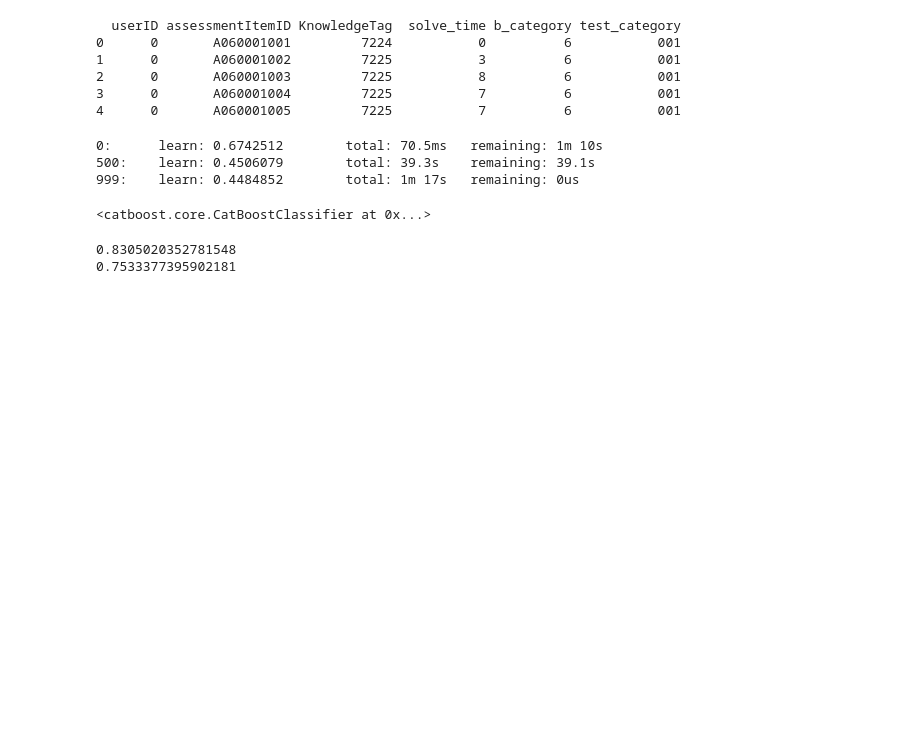
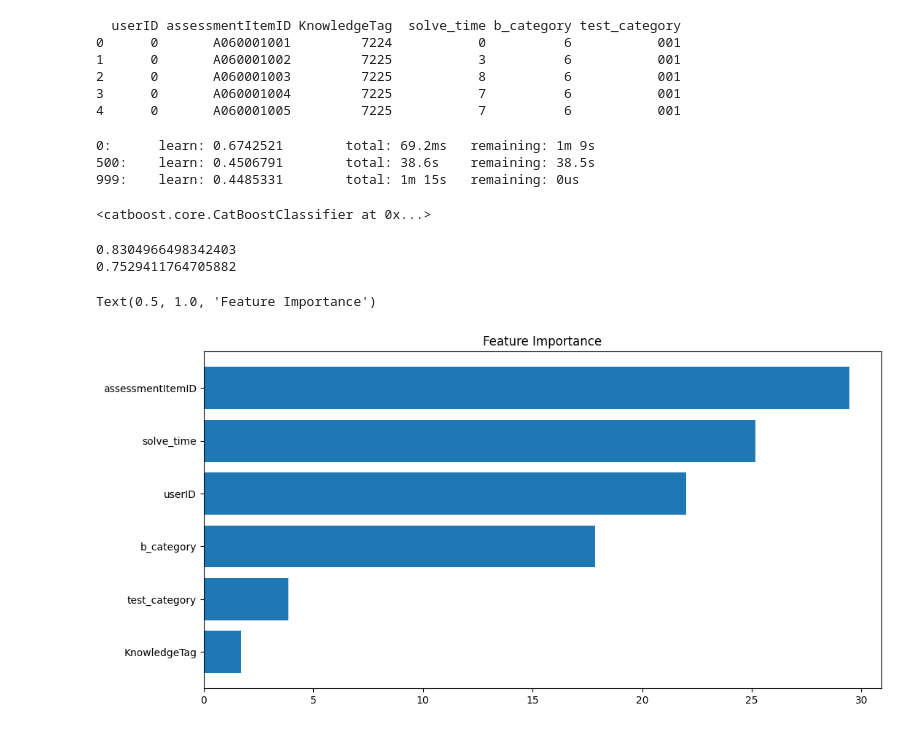
Before and after one commit to boostcampaitech4lv23recsys1/level2_dkt_recsys-level2-recsys-04, a Jupyter notebook: bae_catboost_solvetime.ipynb, the cells around one changed output. Drawn from its saved outputs; the diff is of its cells as text; code cells hidden in the pictures; blank space fills up the shorter version.

Commit message:
PLUS FE_solve_time.ipynb

```diff
--- a/bae_catboost_solvetime.ipynb
+++ b/bae_catboost_solvetime.ipynb
@@ -10,8 +10,10 @@ import warnings
 warnings.filterwarnings(action='ignore')
 
 path = '/opt/ml/input/data/'
-train = pd.read_csv(path + 'FE/FE_timestamp_train.csv')
-test = pd.read_csv(path + 'test_data.csv')
+#train = pd.read_csv(path + 'train_data.csv')
+train = pd.read_csv(path + 'FE/FE_solve_time_train.csv')
+#test = pd.read_csv(path + 'test_data.csv')
+test = pd.read_csv(path + 'FE/FE_solve_time_test.csv')
 # %%
 # train, test 병합. 모든 데이터 활용하기.
 dat = pd.concat([train, test], axis = 0)
@@ -74,7 +76,7 @@ _test
 # %%
 _train['solve_time'] = _train['solve_time'].fillna(0)
 _train['solve_time'] = _train['solve_time'].astype('int')
-_valid['solve_time'] = _valid['solve_time'].fillna("0")
+_valid['solve_time'] = _valid['solve_time'].fillna(0)
 _valid['solve_time'] = _valid['solve_time'].astype('int')
 print(_train.head())
 # %% [output]
@@ -114,9 +116,9 @@ from catboost import CatBoostClassifier
 cat_model = CatBoostClassifier(learning_rate=0.05, iterations=1000, task_type="GPU")
 cat_model.fit(_train, _train_value, early_stopping_rounds=100, cat_features=list(_train.columns) ,verbose=500)
 # %% [output]
-0:      learn: 0.6742512        total: 70.5ms   remaining: 1m 10s
-500:    learn: 0.4506079        total: 39.3s    remaining: 39.1s
-999:    learn: 0.4484852        total: 1m 17s   remaining: 0us
+0:      learn: 0.6742521        total: 69.2ms   remaining: 1m 9s
+500:    learn: 0.4506791        total: 38.6s    remaining: 38.5s
+999:    learn: 0.4485331        total: 1m 15s   remaining: 0us
 <catboost.core.CatBoostClassifier at 0x...>
 # %%
 # valid score를 확인해봄.
@@ -128,8 +130,20 @@ _valid_pred = cat_model.predict_proba(_valid)[:,1]
 print(roc_auc_score(_valid_value, _valid_pred)) # auc
 print(accuracy_score(_valid_value, np.where(_valid_pred >= 0.5, 1, 0))) # acc, 정확도
 # %% [output]
-0.8305020352781548
-0.7533377395902181
+0.8304966498342403
+0.7529411764705882
+# %%
+import matplotlib as plt
+
+feature_importance = cat_model.feature_importances_
+sorted_idx = np.argsort(feature_importance)
+fig = plt.pyplot.figure(figsize=(12, 6))
+plt.pyplot.barh(range(len(sorted_idx)), feature_importance[sorted_idx], align="center")
+plt.pyplot.yticks(range(len(sorted_idx)), np.array(_valid.columns)[sorted_idx])
+plt.pyplot.title("Feature Importance")
+# %% [output]
+Text(0.5, 1.0, 'Feature Importance')
+[figure, added]
 # %%
 # submission 제출하기 위한 코드
 
```
Also changed, not shown: 2 other files.
